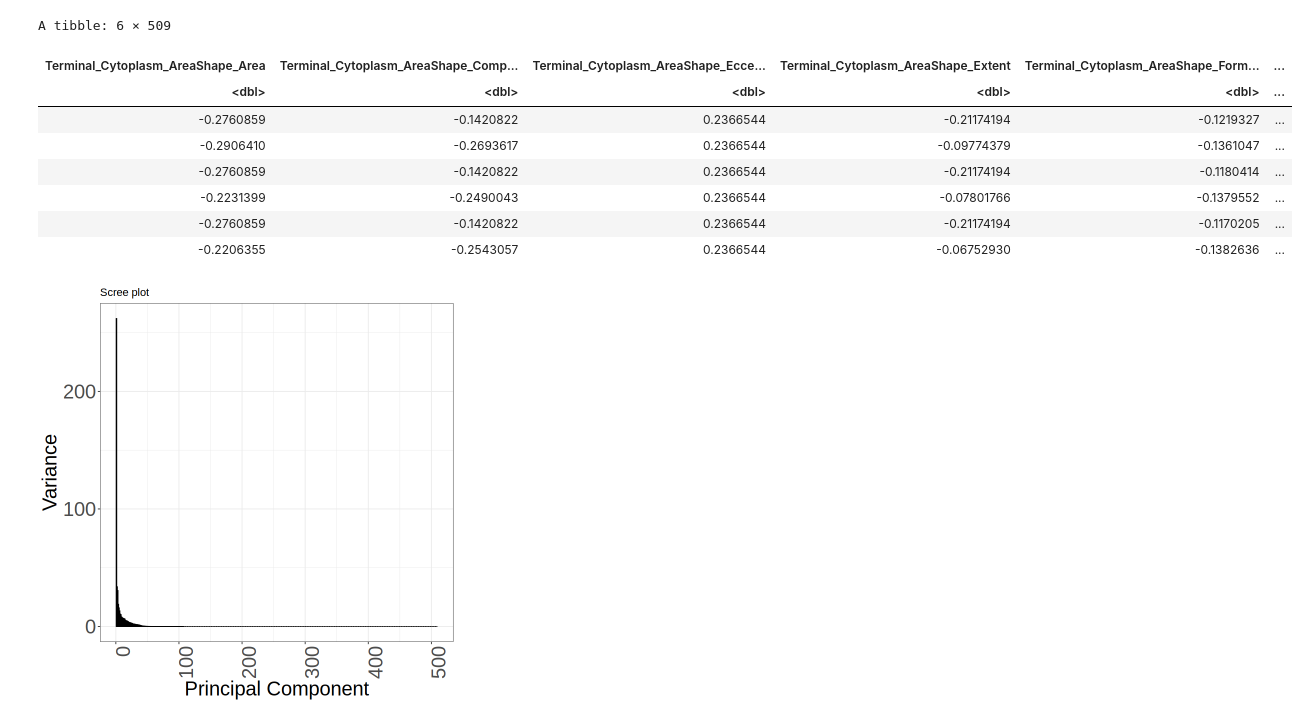
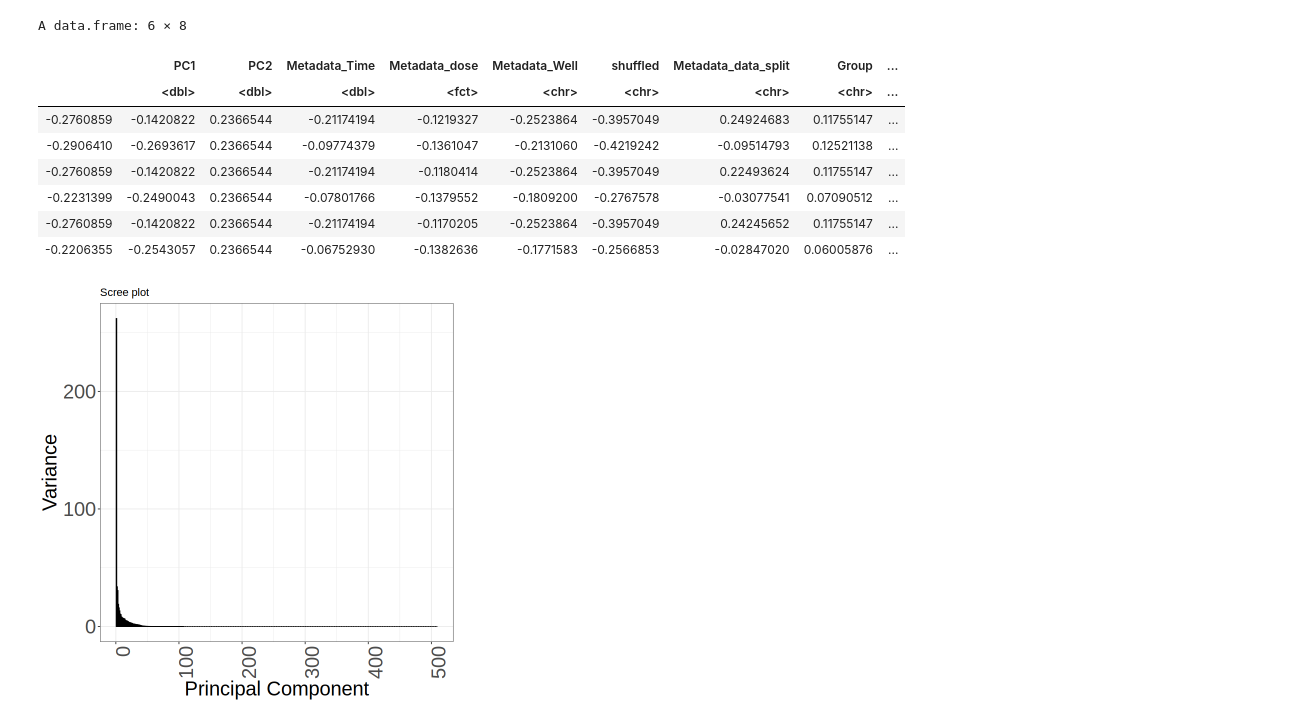
Before and after one commit to MikeLippincott/live_cell_timelapse_apoptosis_analysis, a Jupyter notebook: 5.bulk_timelapse_model/notebooks/4.plot_results.ipynb, the cells around one changed output. Saved outputs shown, nothing was run; the diff lists cells and outputs as text; code cells hidden in the pictures.

```diff
--- a/5.bulk_timelapse_model/notebooks/4.plot_results.ipynb
+++ b/5.bulk_timelapse_model/notebooks/4.plot_results.ipynb
@@ -21,6 +21,7 @@ actual_results$shuffled <- "not_shuffled"
 # prepend Terminal to each non metadata column name
 actual_results <- actual_results %>%
   rename_with(~ paste0("Terminal_", .), -c(Metadata_Time, Metadata_dose, Metadata_Well, shuffled))
+actual_results$Metadata_shuffled <- "not_shuffled"
 
 columns_to_keep <- colnames(actual_results)
 
@@ -31,10 +32,22 @@ results <- arrow::read_parquet(results_file_path)
 
 subset_results <- results[, colnames(results) %in% columns_to_keep]
 # %%
-
 # drop the singlecells, compound, and control columns
 actual_results <- actual_results %>%
-  select(-c(Terminal_Metadata_number_of_singlecells, Terminal_Metadata_plate, Terminal_Metadata_compound, Terminal_Metadata_control))
+  select(-c('Terminal_Metadata_number_of_singlecells','Terminal_Metadata_plate','Terminal_Metadata_compound','Terminal_Metadata_control'))
+metadata_columns <- colnames(actual_results)[
+  grepl("Metadata", colnames(actual_results)) &  # Contains "Metadata"
+  !grepl("Terminal", colnames(actual_results))
+]
+
+actual_results_single_annexinV <- actual_results %>%
+  select(c("Terminal_Cytoplasm_Intensity_IntegratedIntensity_AnnexinV"))
+
+# rename metadata_shuffled to shuffled
+actual_results$shuffled <- actual_results$Metadata_shuffled
+actual_results_single_annexinV$shuffled <- actual_results$Metadata_shuffled
+actual_results$Metadata_shuffled <- NULL
+actual_results_single_annexinV$Metadata_shuffled <- NULL
 # %%
 
 # merge the two dataframes on the columns "Metadata_Time" and "Metadata_dose" Metadata_Well
@@ -95,21 +119,37 @@ merged_results <- merged_results %>% arrange(Metadata_Well, Metadata_Time)
 # %%
 # get the pca of the results
 metadata_columns <- c("Metadata_Time", "Metadata_dose", "Metadata_Well", "shuffled", "Metadata_data_split")
 # drop the metadata columns from the dataframe
 pcadf <- merged_results[, !colnames(merged_results) %in% metadata_columns]
 pcadf <- pcadf[, sapply(pcadf, is.numeric)]  # keep only numeric columns
 pcadf <- pcadf[, apply(pcadf, 2, function(x) var(x, na.rm = TRUE) != 0)]
 
-head(pcadf)
+
+pca <- prcomp(pcadf, center = TRUE, rank. = 2, scale. = TRUE)
+# get the pca of the results
+pca_df <- data.frame(pca$x)
+# add the pca to the merged_results dataframe
+pca_df <- cbind(pca_df, merged_results[, metadata_columns])
+
+pca_df$Metadata_Time <- as.double((pca_df$Metadata_Time))
+pca_df$Metadata_dose <- as.factor(pca_df$Metadata_dose)
+
+pca_df$PC1 <- as.numeric(pca_df$PC1)
+pca_df$PC2 <- as.numeric(pca_df$PC2)
+pca_df <- pca_df %>%
+  mutate(Group = Metadata_Well) %>%
+  arrange(Metadata_Well, Metadata_Time, shuffled)
+
+head(pca_df)
 # %% [output]
-A tibble: 6 × 509
+A data.frame: 6 × 8
-| Terminal_Cytoplasm_AreaShape_Area | Terminal_Cytoplasm_AreaShape_Comp... | Terminal_Cytoplasm_AreaShape_Ecce... | Terminal_Cytoplasm_AreaShape_Extent | Terminal_Cytoplasm_AreaShape_Form... | ... |
-| <dbl> | <dbl> | <dbl> | <dbl> | <dbl> | ... |
-| -0.2760859 | -0.1420822 | 0.2366544 | -0.21174194 | -0.1219327 | ... |
-| -0.2906410 | -0.2693617 | 0.2366544 | -0.09774379 | -0.1361047 | ... |
-| -0.2760859 | -0.1420822 | 0.2366544 | -0.21174194 | -0.1180414 | ... |
-| -0.2231399 | -0.2490043 | 0.2366544 | -0.07801766 | -0.1379552 | ... |
-| -0.2760859 | -0.1420822 | 0.2366544 | -0.21174194 | -0.1170205 | ... |
-| -0.2206355 | -0.2543057 | 0.2366544 | -0.06752930 | -0.1382636 | ... |
+|  | PC1 | PC2 | Metadata_Time | Metadata_dose | Metadata_Well | shuffled | Metadata_data_split | Group | ... |
+|  | <dbl> | <dbl> | <dbl> | <fct> | <chr> | <chr> | <chr> | <chr> | ... |
+| -0.2760859 | -0.1420822 | 0.2366544 | -0.21174194 | -0.1219327 | -0.2523864 | -0.3957049 | 0.24924683 | 0.11755147 | ... |
+| -0.2906410 | -0.2693617 | 0.2366544 | -0.09774379 | -0.1361047 | -0.2131060 | -0.4219242 | -0.09514793 | 0.12521138 | ... |
+| -0.2760859 | -0.1420822 | 0.2366544 | -0.21174194 | -0.1180414 | -0.2523864 | -0.3957049 | 0.22493624 | 0.11755147 | ... |
+| -0.2231399 | -0.2490043 | 0.2366544 | -0.07801766 | -0.1379552 | -0.1809200 | -0.2767578 | -0.03077541 | 0.07090512 | ... |
+| -0.2760859 | -0.1420822 | 0.2366544 | -0.21174194 | -0.1170205 | -0.2523864 | -0.3957049 | 0.24245652 | 0.11755147 | ... |
+| -0.2206355 | -0.2543057 | 0.2366544 | -0.06752930 | -0.1382636 | -0.1771583 | -0.2566853 | -0.02847020 | 0.06005876 | ... |
 # %%
 # scree plot to see how many components to keep
```
Also changed, not shown: parts of 5 cells of this notebook, 15 other files.
